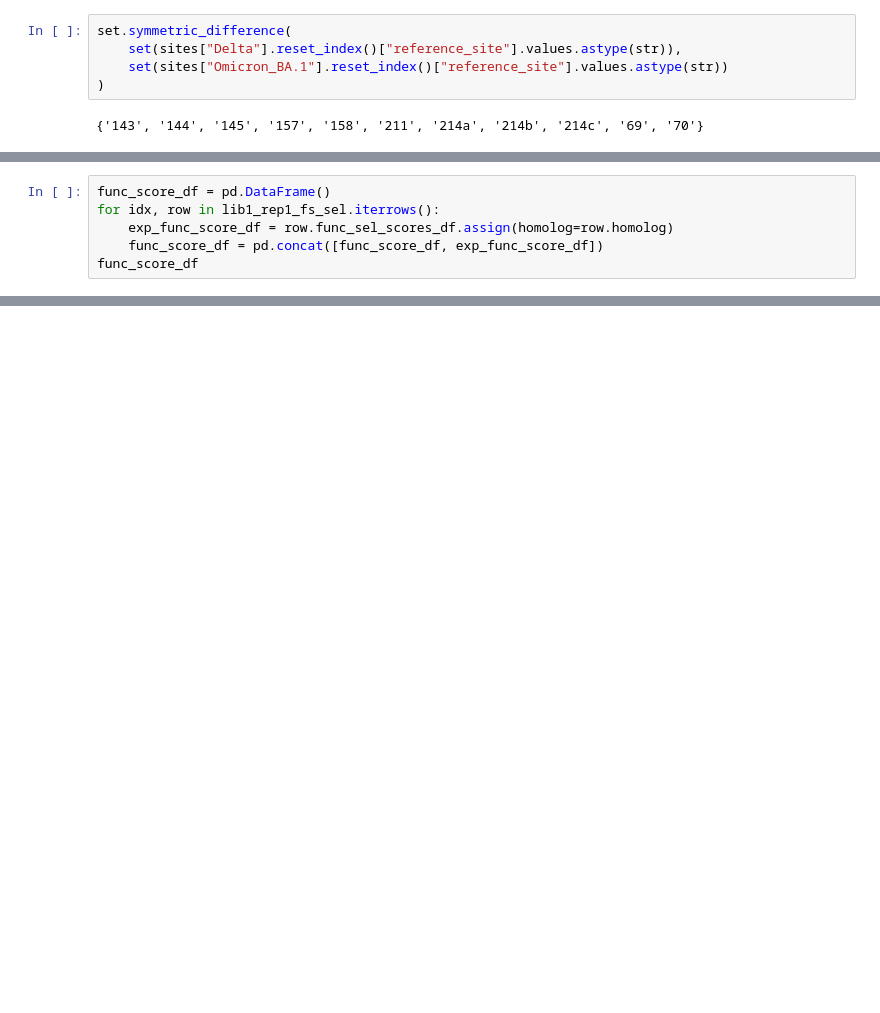
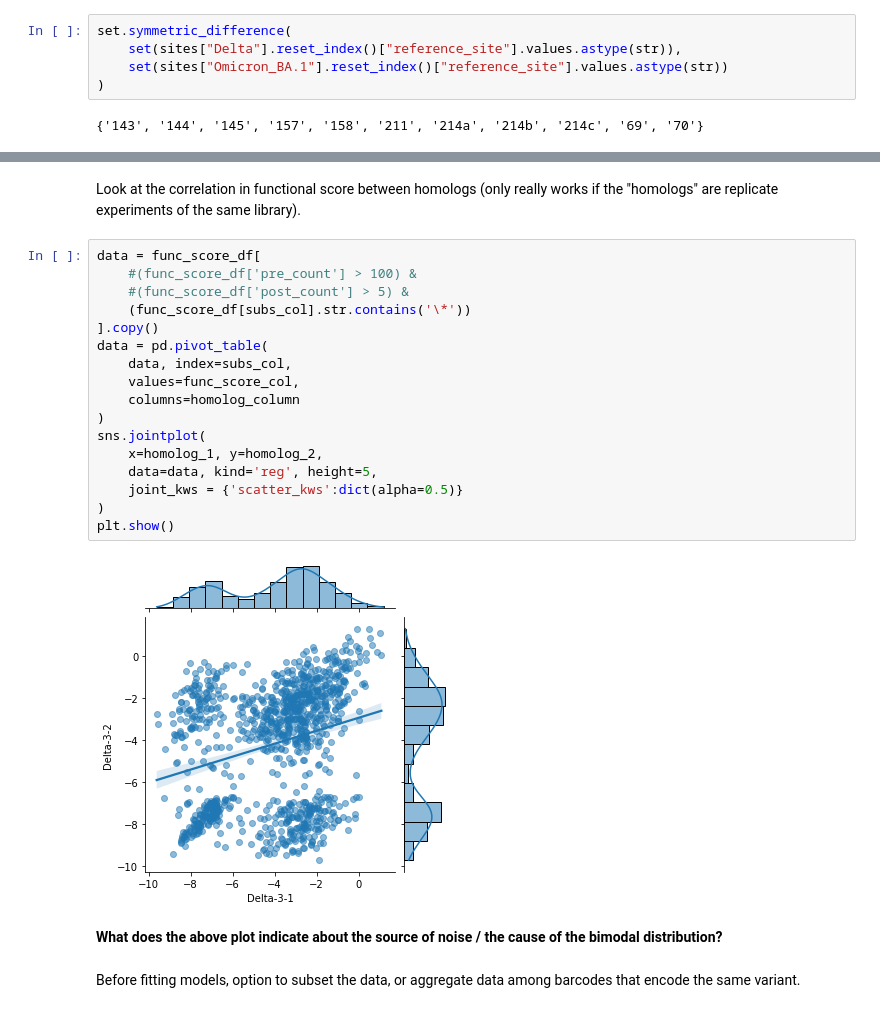
Before and after one commit to matsengrp/multidms, a Jupyter notebook: notebooks/fit_omicron_delta_data.ipynb, the cells around one changed output, grey strips where cells are left out. Cells and saved outputs as stored; diff of their text form; blank space fills up the shorter version.

```diff
--- a/notebooks/fit_omicron_delta_data.ipynb
+++ b/notebooks/fit_omicron_delta_data.ipynb
@@ -129,6 +106,0 @@ lib1_rep1_fs_sel
-# %%
-func_score_df = pd.DataFrame()
-for idx, row in lib1_rep1_fs_sel.iterrows():
-    exp_func_score_df = row.func_sel_scores_df.assign(homolog=row.homolog)
-    func_score_df = pd.concat([func_score_df, exp_func_score_df])
-func_score_df
@@ -180,0 +275,25 @@ func_score_df
+# %% [markdown]
+Look at the correlation in functional score between homologs (only really works if the "homologs" are replicate experiments of the same library).
+# %%
+data = func_score_df[
+    #(func_score_df['pre_count'] > 100) &
+    #(func_score_df['post_count'] > 5) &
+    (func_score_df[subs_col].str.contains('\*'))
+].copy()
+data = pd.pivot_table(
+    data, index=subs_col,
+    values=func_score_col,
+    columns=homolog_column
+)
+sns.jointplot(
+    x=homolog_1, y=homolog_2,
+    data=data, kind='reg', height=5,
+    joint_kws = {'scatter_kws':dict(alpha=0.5)}
+)
+plt.show()
+# %% [output]
+[figure, added]
+# %% [markdown]
+**What does the above plot indicate about the source of noise / the cause of the bimodal distribution?**
+# %% [markdown]
+Before fitting models, option to subset the data, or aggregate data among barcodes that encode the same variant.
```
Also changed, not shown: parts of 50 cells of this notebook, 1 other file.
